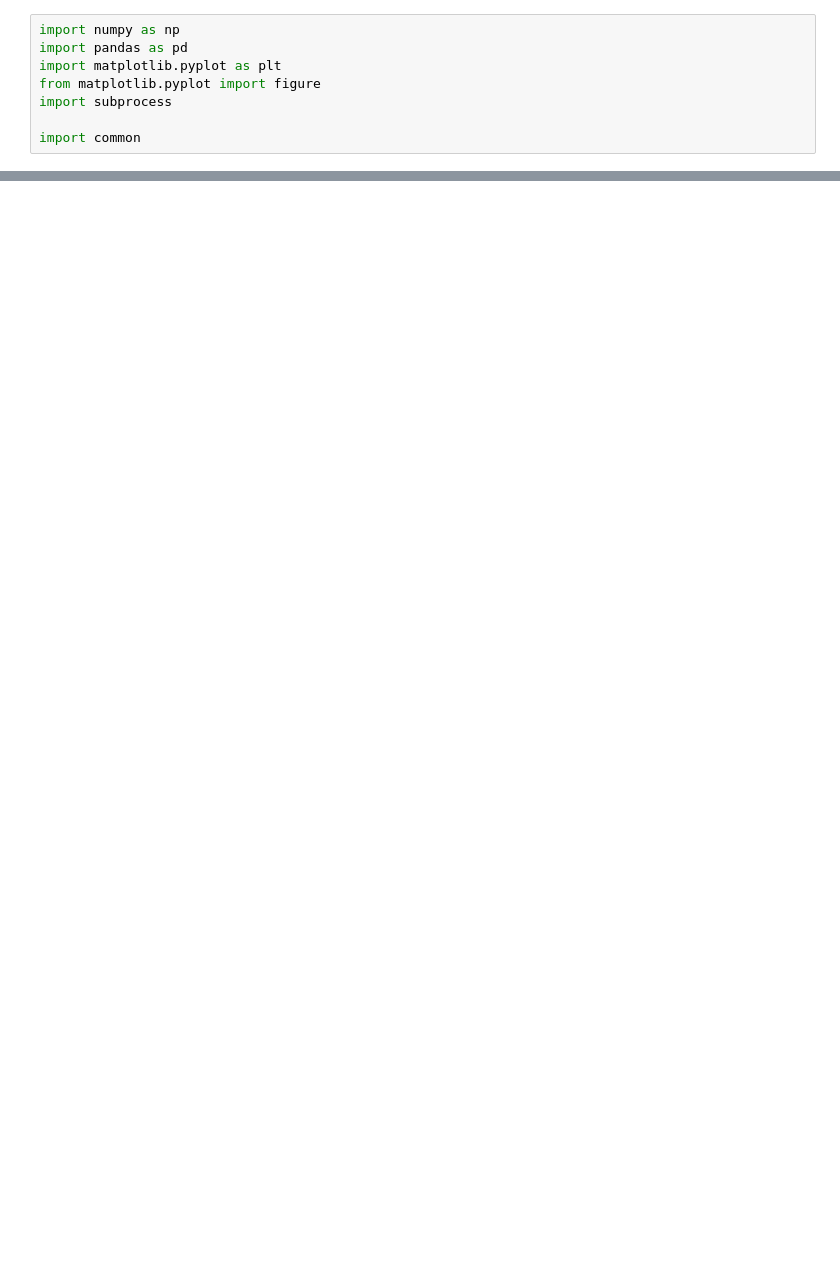
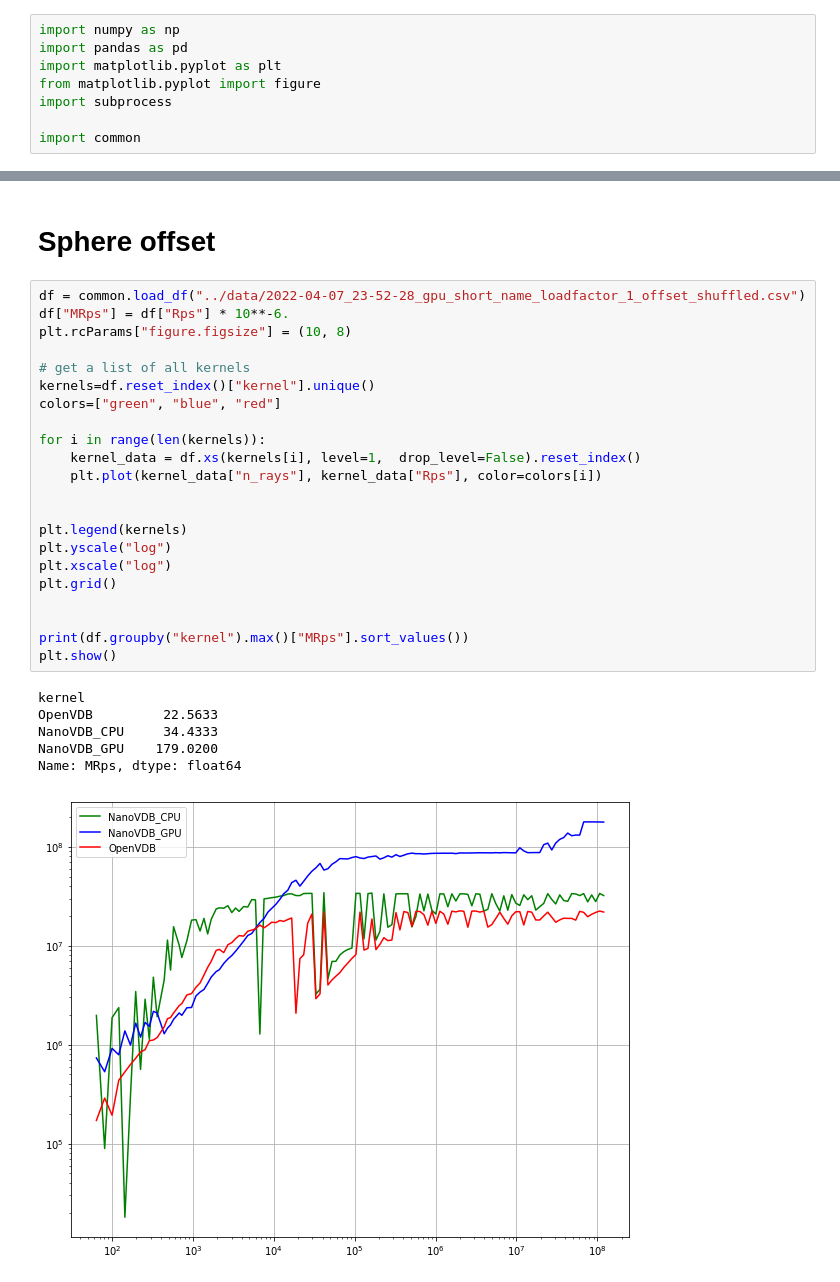
Before and after one commit to hitimr/SelectedTopicsCompElectronics, a Jupyter notebook: script/plots.ipynb, the cells around one changed output, grey strips where cells are left out. Saved outputs shown, nothing was run; the diff lists cells and outputs as text; blank space fills up the shorter version.

```diff
--- a/script/plots.ipynb
+++ b/script/plots.ipynb
@@ -56,0 +111,31 @@ Text(0.5, 1.0, 'Relative Speed-Up for 1923096 rays (OpenVDB=1)')
+# %% [markdown]
+# Sphere offset
+# %%
+df = common.load_df("../data/2022-04-07_23-52-28_gpu_short_name_loadfactor_1_offset_shuffled.csv")
+df["MRps"] = df["Rps"] * 10**-6.
+plt.rcParams["figure.figsize"] = (10, 8)
+
+# get a list of all kernels
+kernels=df.reset_index()["kernel"].unique()
+colors=["green", "blue", "red"]
+
+for i in range(len(kernels)):
+    kernel_data = df.xs(kernels[i], level=1,  drop_level=False).reset_index()
+    plt.plot(kernel_data["n_rays"], kernel_data["Rps"], color=colors[i])
+
+
+plt.legend(kernels)
+plt.yscale("log")
+plt.xscale("log")
+plt.grid()
+
+
+print(df.groupby("kernel").max()["MRps"].sort_values())
+plt.show()
+# %% [output]
+kernel
+OpenVDB         22.5633
+NanoVDB_CPU     34.4333
+NanoVDB_GPU    179.0200
+Name: MRps, dtype: float64
+[figure, added]
```
Also changed, not shown: parts of 8 cells of this notebook, 7 other files.
